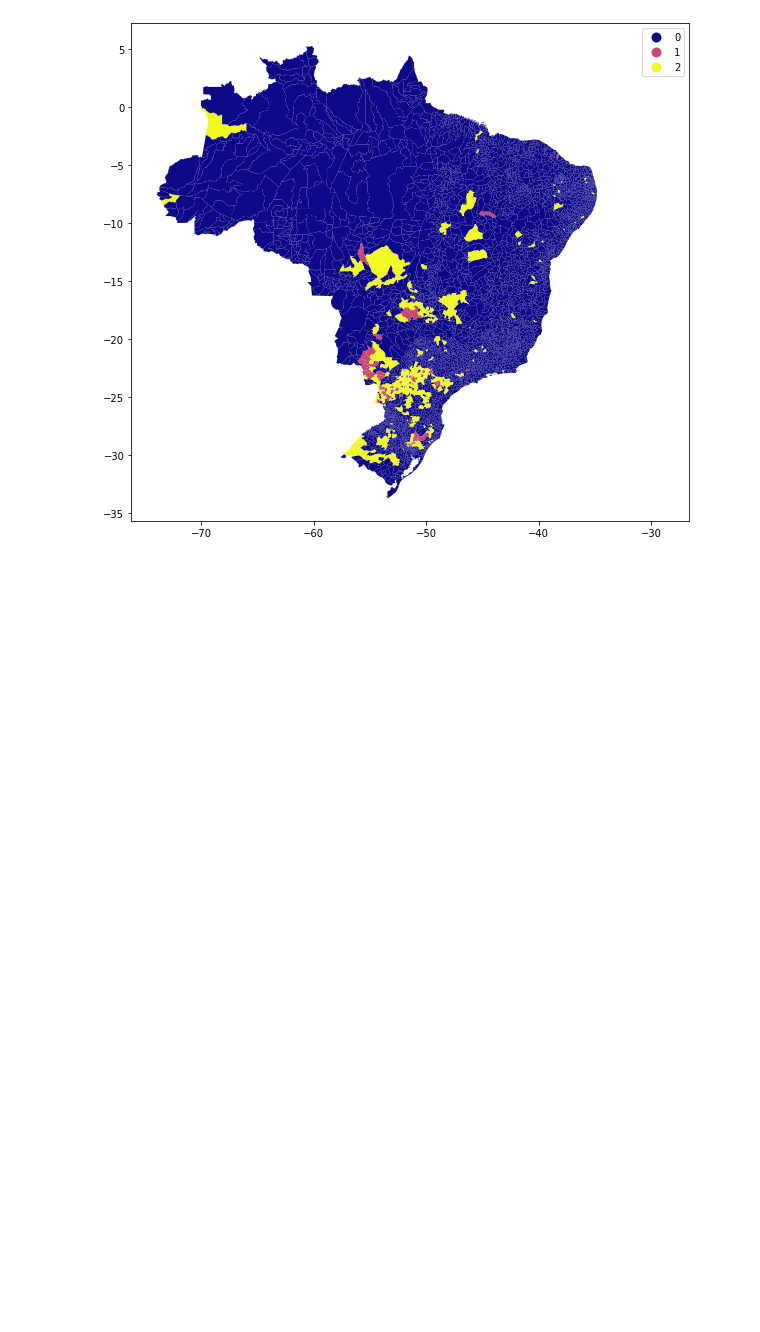
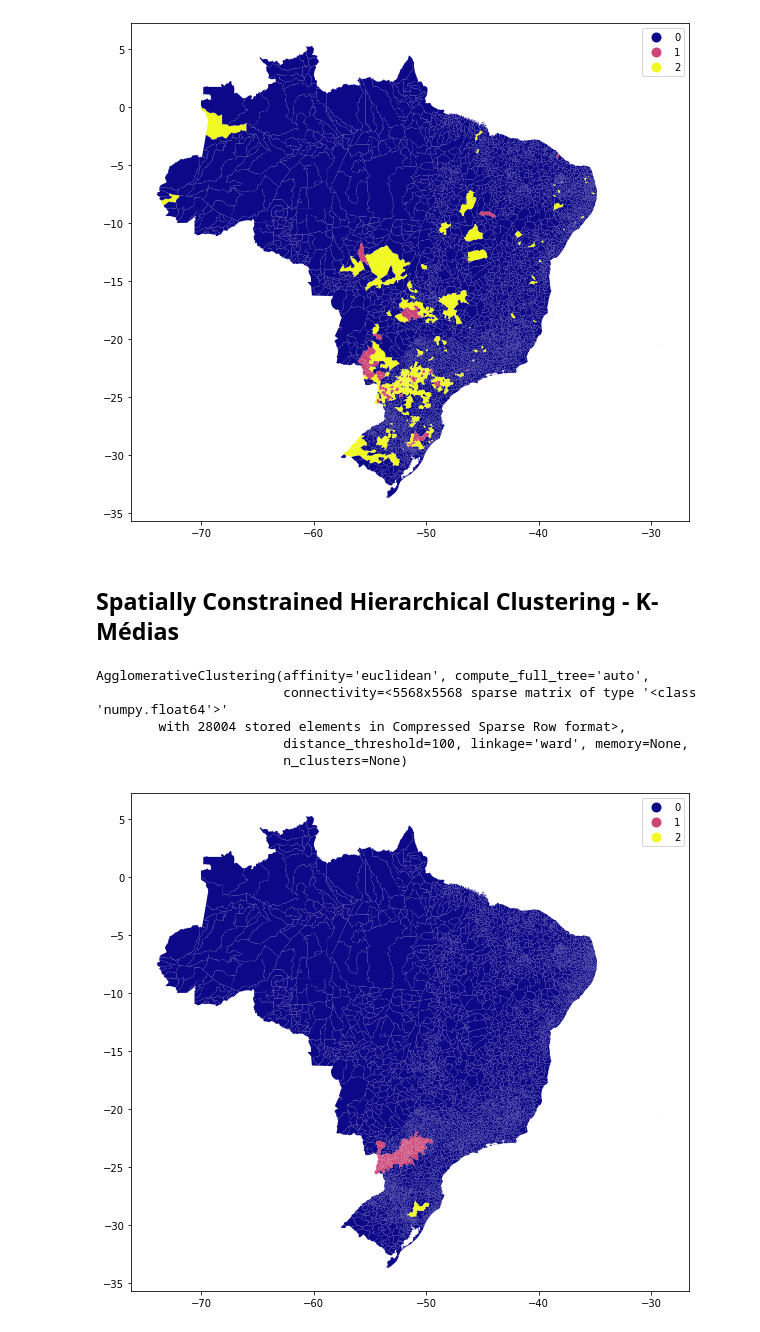
Before and after one commit to walefmachado/spatial-cluster, a Jupyter notebook: scripts/brasil/cluster_brasil_scale.ipynb, the cells around one changed output. Saved outputs shown, nothing was run; the diff lists cells and outputs as text; code cells hidden in the pictures; blank space fills up the shorter version.

```diff
--- a/scripts/brasil/cluster_brasil_scale.ipynb
+++ b/scripts/brasil/cluster_brasil_scale.ipynb
@@ -359,3 +341,25 @@ dados_cluster['grupo'] = dados_cluster['grupo'].astype('category')
 dados_cluster.plot(column='grupo', figsize=(10, 10), legend=True,cmap='plasma'); # , cmap='OrRd' k=4,
 # %% [output]
 [figure]
+# %% [markdown]
+##  Spatially Constrained Hierarchical Clustering - K-Médias
+# %%
+w = Queen.from_dataframe(dados_br)
+w.transform = 'r'
+# %%
+model = AgglomerativeClustering(distance_threshold=100, linkage='ward', connectivity=w.sparse,  n_clusters=None)
+model.fit(X)
+# %% [output]
+AgglomerativeClustering(affinity='euclidean', compute_full_tree='auto',
+                        connectivity=<5568x5568 sparse matrix of type '<class 'numpy.float64'>'
+        with 28004 stored elements in Compressed Sparse Row format>,
+                        distance_threshold=100, linkage='ward', memory=None,
+                        n_clusters=None)
+# %%
+dados_cluster['grupo'] = model.labels_
+# %%
+dados_cluster['grupo'] = dados_cluster['grupo'].astype('category')
+# %%
+dados_cluster.plot(column='grupo', figsize=(10, 10), legend=True, cmap='plasma'); # , cmap='OrRd'
+# %% [output]
+[figure, added]
```
Also changed, not shown: parts of 2 cells of this notebook, 9 other files.
